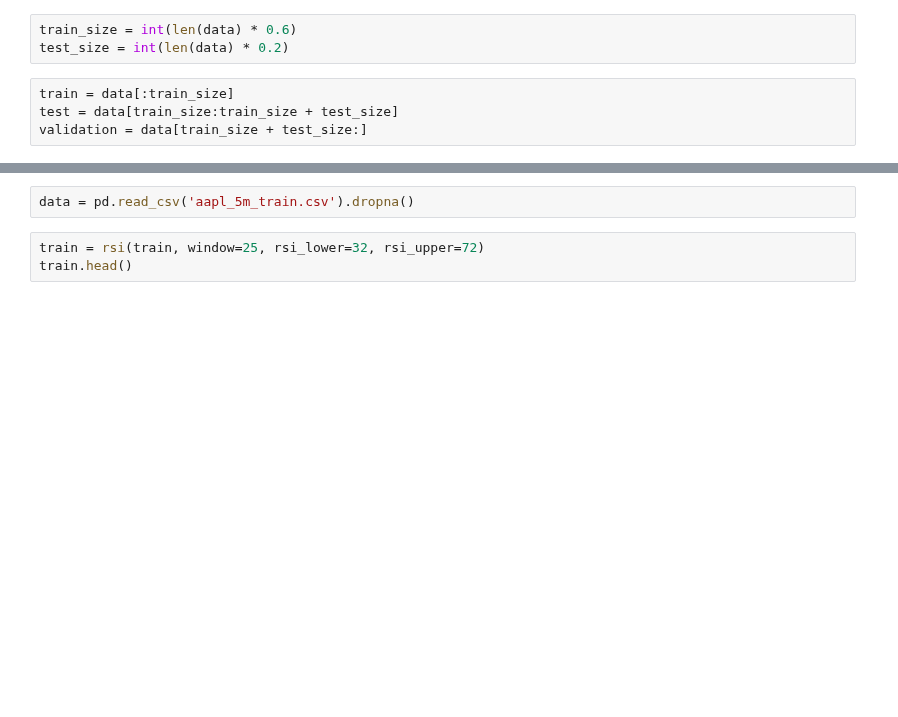
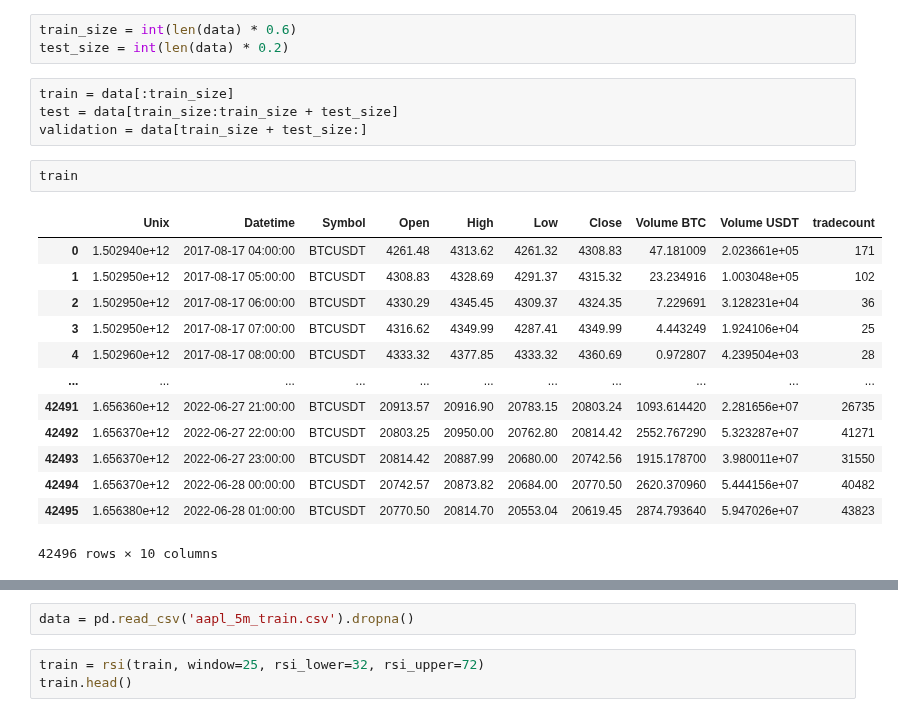
Before and after one commit to LuisMB09/Trading, a Jupyter notebook: trash.ipynb, the cells around one changed output, grey strips where cells are left out. Drawn from its saved outputs; the diff is of its cells as text; blank space fills up the shorter version.

```diff
--- a/trash.ipynb
+++ b/trash.ipynb
@@ -160,3 +160,19 @@ test_size = int(len(data) * 0.2)
 train = data[:train_size]
 test = data[train_size:train_size + test_size]
 validation = data[train_size + test_size:]
+# %%
+train
+# %% [output]
+|  | Unix | Datetime | Symbol | Open | High | Low | Close | Volume BTC | Volume USDT | tradecount |
+| 0 | 1.502940e+12 | 2017-08-17 04:00:00 | BTCUSDT | 4261.48 | 4313.62 | 4261.32 | 4308.83 | 47.181009 | 2.023661e+05 | 171 |
+| 1 | 1.502950e+12 | 2017-08-17 05:00:00 | BTCUSDT | 4308.83 | 4328.69 | 4291.37 | 4315.32 | 23.234916 | 1.003048e+05 | 102 |
+| 2 | 1.502950e+12 | 2017-08-17 06:00:00 | BTCUSDT | 4330.29 | 4345.45 | 4309.37 | 4324.35 | 7.229691 | 3.128231e+04 | 36 |
+| 3 | 1.502950e+12 | 2017-08-17 07:00:00 | BTCUSDT | 4316.62 | 4349.99 | 4287.41 | 4349.99 | 4.443249 | 1.924106e+04 | 25 |
+| 4 | 1.502960e+12 | 2017-08-17 08:00:00 | BTCUSDT | 4333.32 | 4377.85 | 4333.32 | 4360.69 | 0.972807 | 4.239504e+03 | 28 |
+| ... | ... | ... | ... | ... | ... | ... | ... | ... | ... | ... |
+| 42491 | 1.656360e+12 | 2022-06-27 21:00:00 | BTCUSDT | 20913.57 | 20916.90 | 20783.15 | 20803.24 | 1093.614420 | 2.281656e+07 | 26735 |
+| 42492 | 1.656370e+12 | 2022-06-27 22:00:00 | BTCUSDT | 20803.25 | 20950.00 | 20762.80 | 20814.42 | 2552.767290 | 5.323287e+07 | 41271 |
+| 42493 | 1.656370e+12 | 2022-06-27 23:00:00 | BTCUSDT | 20814.42 | 20887.99 | 20680.00 | 20742.56 | 1915.178700 | 3.980011e+07 | 31550 |
+| 42494 | 1.656370e+12 | 2022-06-28 00:00:00 | BTCUSDT | 20742.57 | 20873.82 | 20684.00 | 20770.50 | 2620.370960 | 5.444156e+07 | 40482 |
+| 42495 | 1.656380e+12 | 2022-06-28 01:00:00 | BTCUSDT | 20770.50 | 20814.70 | 20553.04 | 20619.45 | 2874.793640 | 5.947026e+07 | 43823 |
+42496 rows × 10 columns
```
Also changed, not shown: parts of 15 cells of this notebook.
